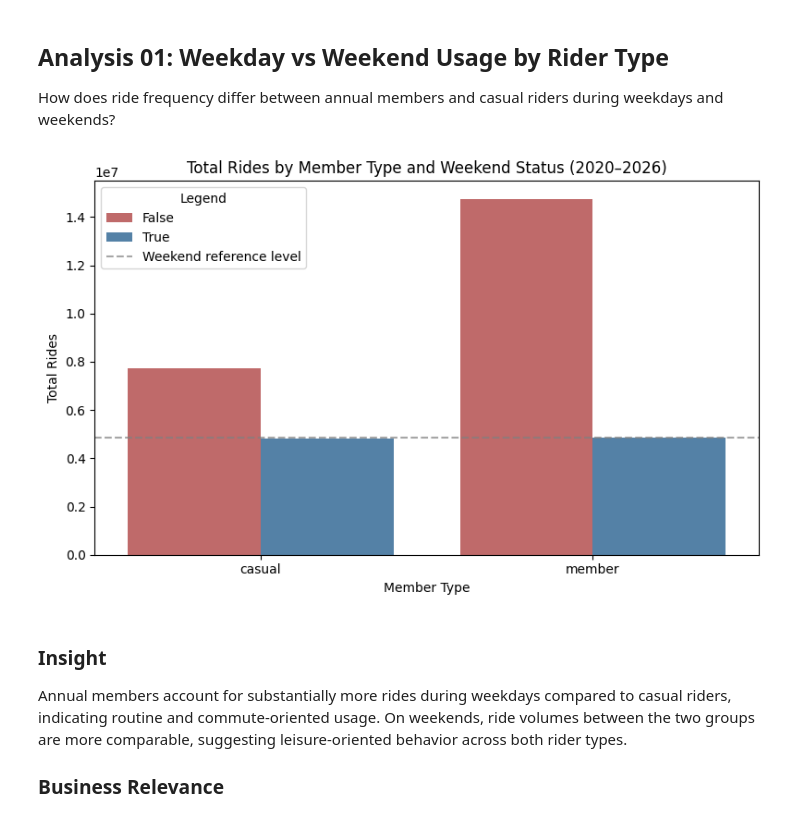
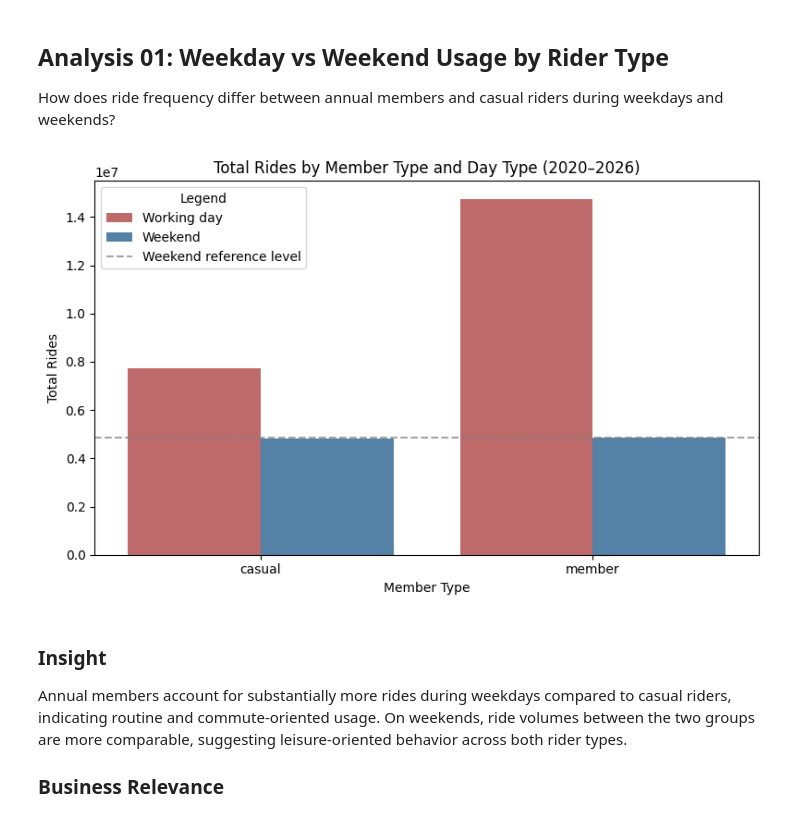
Before and after one commit to Knok98/Cyclistic-Training-Case-Study-Analysis, a Jupyter notebook: analyse.ipynb, the cells around one changed output. Saved outputs shown, nothing was run; the diff lists cells and outputs as text; code cells hidden in the pictures.

Commit message:
true and false renamed

```diff
--- a/analyse.ipynb
+++ b/analyse.ipynb
@@ -73,53 +73,74 @@ df_pop.shape
 
 How does ride frequency differ between annual members and casual riders during weekdays and weekends?
 # %%
+import matplotlib.pyplot as plt
 import seaborn as sns
-import matplotlib.pyplot as plt
 
-# weekend rference level is the average total rides for weekends across all member types
-#thanks to this reference level we can easily compare how much more or less rides members and casuals have on weekends
+# ---------------------------------------------------------
+# Population-level analysis: Weekday vs Weekend ride volume
+# ---------------------------------------------------------
 
+# Aggregate total rides by rider type and day type
 df_weekend = (
     df_pop
     .groupby(["member_casual", "is_weekend"])["total_rides"]
     .sum()
     .reset_index()
 )
-weekend_ref = df_weekend[df_weekend["is_weekend"] == True]["total_rides"].mean()
 
+# Map boolean weekend indicator to readable labels
+df_weekend["day_type"] = df_weekend["is_weekend"].map({
+    True: "Weekend",
+    False: "Working day"
+})
+
+# Reference level: average weekend rides across both rider types
+weekend_ref = (
+    df_weekend[df_weekend["day_type"] == "Weekend"]["total_rides"]
+    .mean()
+)
+
+# Color palette for readability
+palette = {
+    "Working day": "indianred",
+    "Weekend": "steelblue"
+}
+
+# Plot
 plt.figure(figsize=(8, 5))
-
-palette = {True: "steelblue", False: "indianred"}
 
 ax = sns.barplot(
     data=df_weekend,
     x="member_casual",
     y="total_rides",
-    hue="is_weekend",
-    palette=palette
+    hue="day_type",
+    palette=palette,
+    errorbar=None
 )
 
+# Add reference line for weekend comparison
 ax.axhline(
     weekend_ref,
     linestyle="--",
     color="gray",
     alpha=0.7,
     label="Weekend reference level"
 )
 
-plt.title("Total Rides by Member Type and Weekend Status (2020–2026)")
-plt.xlabel("Member Type")
-plt.ylabel("Total Rides")
+# Titles and labels
+ax.set_title("Total Rides by Member Type and Day Type (2020–2026)")
+ax.set_xlabel("Member Type")
+ax.set_ylabel("Total Rides")
 
-# legend handling
+# Clean legend (avoid duplicates)
 handles, labels = ax.get_legend_handles_labels()
 by_label = dict(zip(labels, handles))
 ax.legend(by_label.values(), by_label.keys(), title="Legend")
 
 plt.tight_layout()
 plt.show()
 # %% [output]
-[figure, old version]
+[figure, new version]
 # %% [markdown]
 ### Insight
 
```
